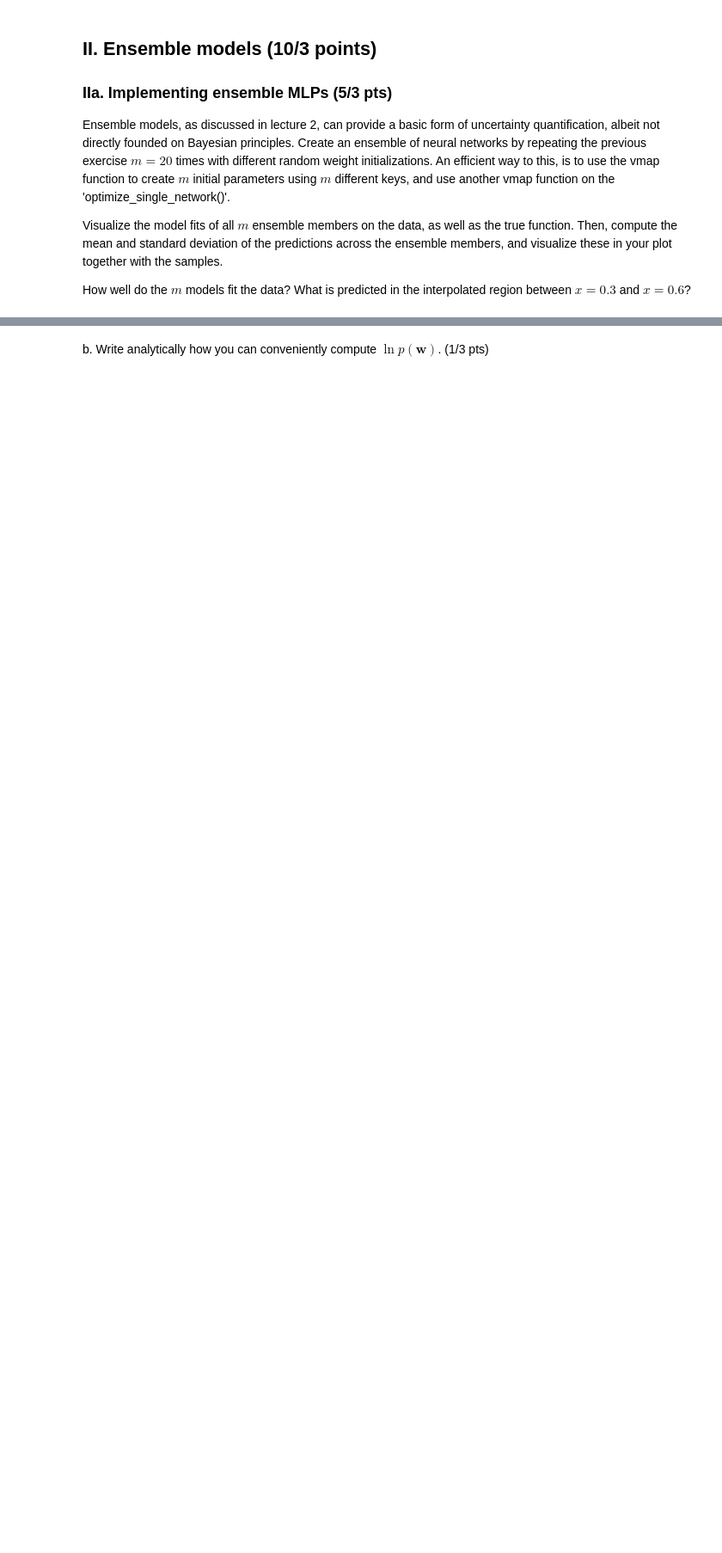
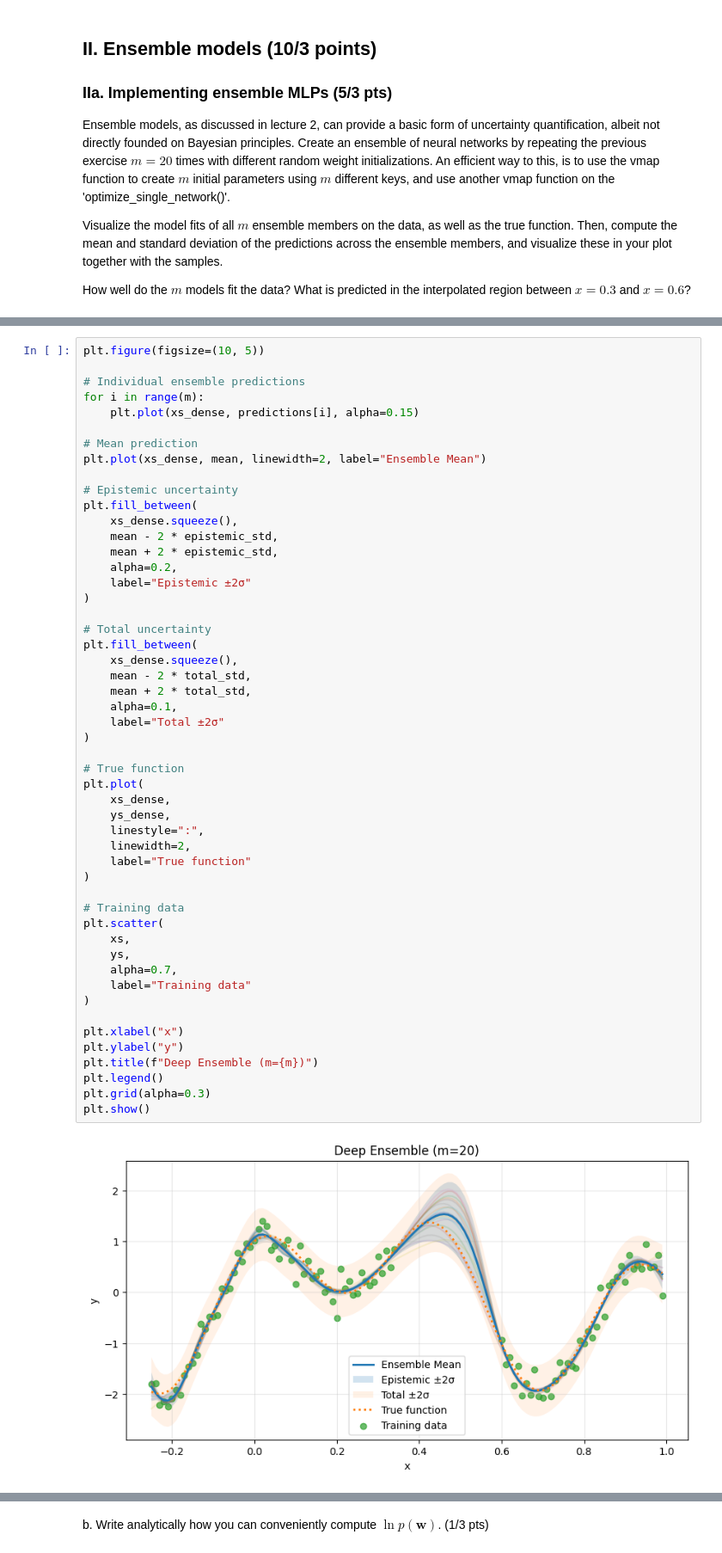
Before and after one commit to TejasDharmale/Bayesian-machine-learning-assignment, a Jupyter notebook: A2BNNs.ipynb, the cells around one changed output, grey strips where cells are left out. Shown at 86% size. Drawn from its saved outputs; the diff is of its cells as text; blank space fills up the shorter version.

```diff
--- a/A2BNNs.ipynb
+++ b/A2BNNs.ipynb
@@ -277,0 +334,53 @@ Your answer here
+# %%
+plt.figure(figsize=(10, 5))
+
+# Individual ensemble predictions
+for i in range(m):
+    plt.plot(xs_dense, predictions[i], alpha=0.15)
+
+# Mean prediction
+plt.plot(xs_dense, mean, linewidth=2, label="Ensemble Mean")
+
+# Epistemic uncertainty
+plt.fill_between(
+    xs_dense.squeeze(),
+    mean - 2 * epistemic_std,
+    mean + 2 * epistemic_std,
+    alpha=0.2,
+    label="Epistemic ±2σ"
+)
+
+# Total uncertainty
+plt.fill_between(
+    xs_dense.squeeze(),
+    mean - 2 * total_std,
+    mean + 2 * total_std,
+    alpha=0.1,
+    label="Total ±2σ"
+)
+
+# True function
+plt.plot(
+    xs_dense,
+    ys_dense,
+    linestyle=":",
+    linewidth=2,
+    label="True function"
+)
+
+# Training data
+plt.scatter(
+    xs,
+    ys,
+    alpha=0.7,
+    label="Training data"
+)
+
+plt.xlabel("x")
+plt.ylabel("y")
+plt.title(f"Deep Ensemble (m={m})")
+plt.legend()
+plt.grid(alpha=0.3)
+plt.show()
+# %% [output]
+[figure, added]
```
Also changed, not shown: parts of 29 cells of this notebook.
